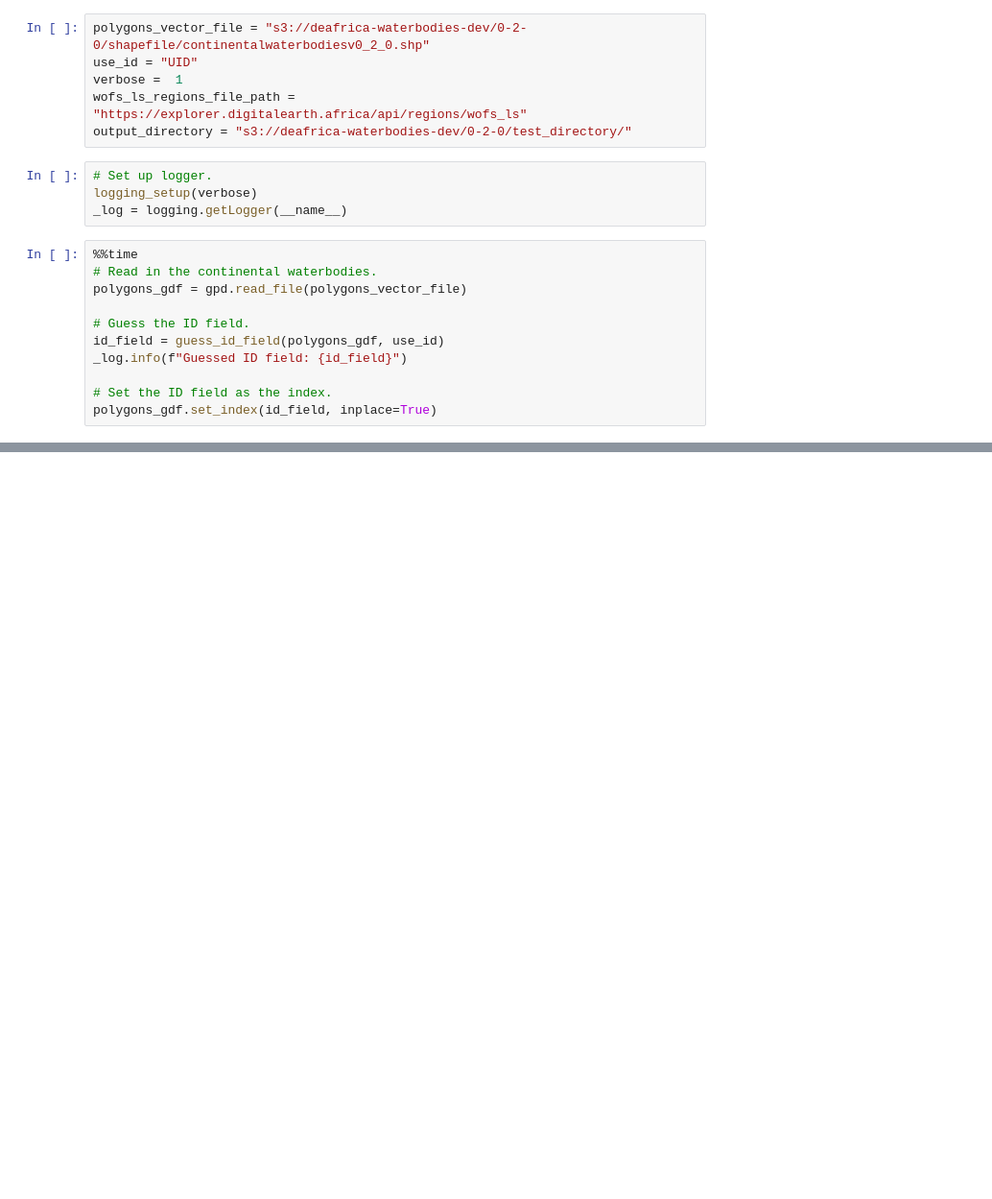
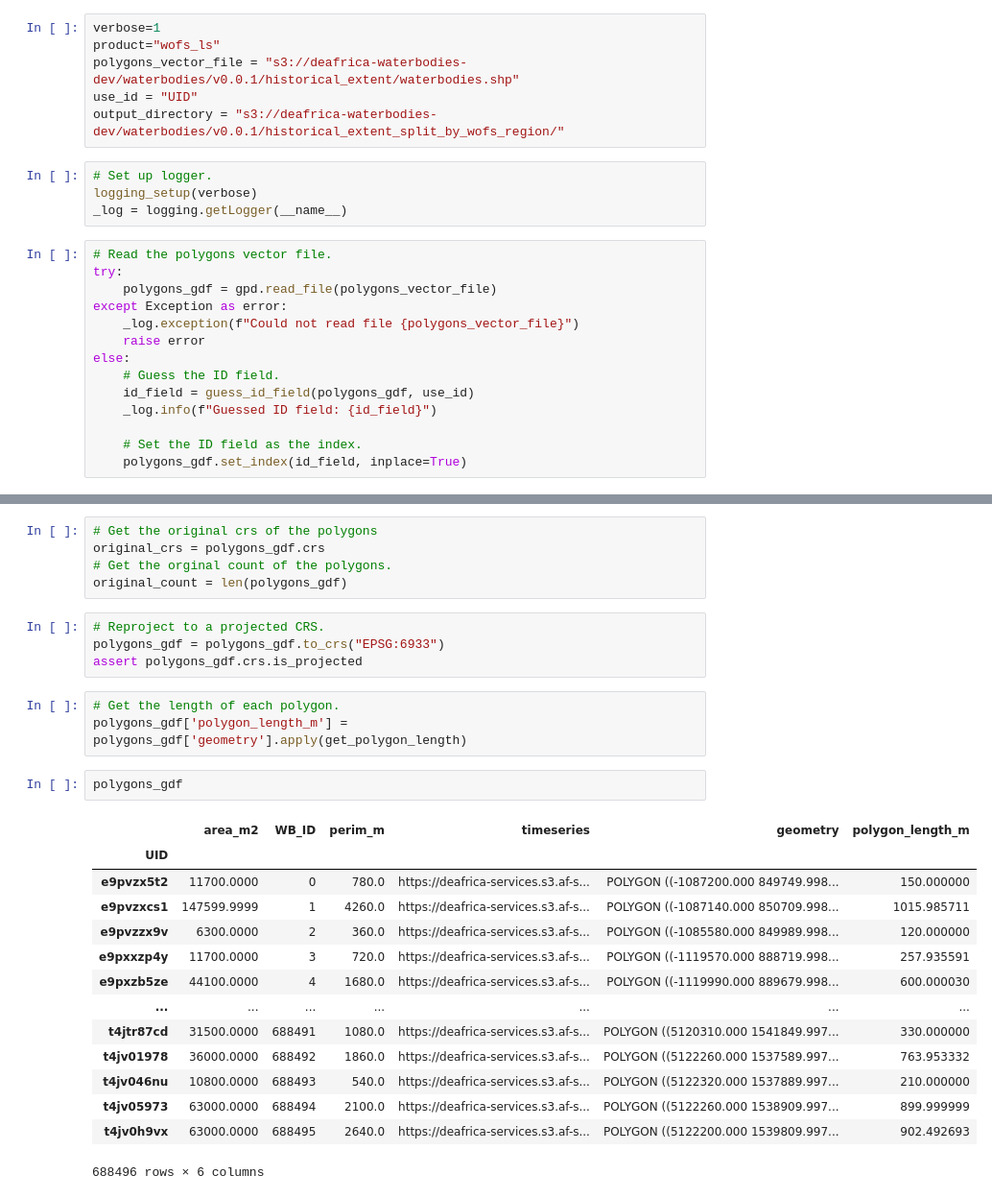
Before and after one commit to GeoscienceAustralia/dea-conflux, a Jupyter notebook: notebooks/SplitPolygonsUsingRegionCode.ipynb, the cells around one changed output, grey strips where cells are left out. Shown: that part at 96% size. Cells and saved outputs as stored; diff of their text form; blank space fills up the shorter version.

Commit message:
Add step to remove polygons whose length is greather than 185km

```diff
--- a/notebooks/SplitPolygonsUsingRegionCode.ipynb
+++ b/notebooks/SplitPolygonsUsingRegionCode.ipynb
@@ -26,24 +25,27 @@ for key in aws_default_config.keys():
     if key in os.environ:
         del os.environ[key]
 # %%
-polygons_vector_file = "s3://deafrica-waterbodies-dev/0-2-0/shapefile/continentalwaterbodiesv0_2_0.shp"
+verbose=1
+product="wofs_ls"
+polygons_vector_file = "s3://deafrica-waterbodies-dev/waterbodies/v0.0.1/historical_extent/waterbodies.shp"
 use_id = "UID"
-verbose =  1
-wofs_ls_regions_file_path = "https://explorer.digitalearth.africa/api/regions/wofs_ls"
-output_directory = "s3://deafrica-waterbodies-dev/0-2-0/test_directory/"
+output_directory = "s3://deafrica-waterbodies-dev/waterbodies/v0.0.1/historical_extent_split_by_wofs_region/"
 # %%
 # Set up logger.
 logging_setup(verbose)
 _log = logging.getLogger(__name__)
 # %%
-%%time
-# Read in the continental waterbodies.
-polygons_gdf = gpd.read_file(polygons_vector_file)
+# Read the polygons vector file.
+try:
+    polygons_gdf = gpd.read_file(polygons_vector_file)
+except Exception as error:
+    _log.exception(f"Could not read file {polygons_vector_file}")
+    raise error
+else:
+    # Guess the ID field.
+    id_field = guess_id_field(polygons_gdf, use_id)
+    _log.info(f"Guessed ID field: {id_field}")
 
-# Guess the ID field.
-id_field = guess_id_field(polygons_gdf, use_id)
-_log.info(f"Guessed ID field: {id_field}")
-
-# Set the ID field as the index.
-polygons_gdf.set_index(id_field, inplace=True)
+    # Set the ID field as the index.
+    polygons_gdf.set_index(id_field, inplace=True)
 # %% [output]
@@ -147,0 +54,29 @@ Wall time: 4min 36s
+# %%
+# Get the original crs of the polygons
+original_crs = polygons_gdf.crs
+# Get the orginal count of the polygons.
+original_count = len(polygons_gdf)
+# %%
+# Reproject to a projected CRS.
+polygons_gdf = polygons_gdf.to_crs("EPSG:6933")
+assert polygons_gdf.crs.is_projected
+# %%
+# Get the length of each polygon.
+polygons_gdf['polygon_length_m'] = polygons_gdf['geometry'].apply(get_polygon_length)
+# %%
+polygons_gdf
+# %% [output]
+|  | area_m2 | WB_ID | perim_m | timeseries | geometry | polygon_length_m |
+| UID |  |  |  |  |  |  |
+| e9pvzx5t2 | 11700.0000 | 0 | 780.0 | https://deafrica-services.s3.af-s... | POLYGON ((-1087200.000 849749.998... | 150.000000 |
+| e9pvzxcs1 | 147599.9999 | 1 | 4260.0 | https://deafrica-services.s3.af-s... | POLYGON ((-1087140.000 850709.998... | 1015.985711 |
+| e9pvzzx9v | 6300.0000 | 2 | 360.0 | https://deafrica-services.s3.af-s... | POLYGON ((-1085580.000 849989.998... | 120.000000 |
+| e9pxxzp4y | 11700.0000 | 3 | 720.0 | https://deafrica-services.s3.af-s... | POLYGON ((-1119570.000 888719.998... | 257.935591 |
+| e9pxzb5ze | 44100.0000 | 4 | 1680.0 | https://deafrica-services.s3.af-s... | POLYGON ((-1119990.000 889679.998... | 600.000030 |
+| ... | ... | ... | ... | ... | ... | ... |
+| t4jtr87cd | 31500.0000 | 688491 | 1080.0 | https://deafrica-services.s3.af-s... | POLYGON ((5120310.000 1541849.997... | 330.000000 |
+| t4jv01978 | 36000.0000 | 688492 | 1860.0 | https://deafrica-services.s3.af-s... | POLYGON ((5122260.000 1537589.997... | 763.953332 |
+| t4jv046nu | 10800.0000 | 688493 | 540.0 | https://deafrica-services.s3.af-s... | POLYGON ((5122320.000 1537889.997... | 210.000000 |
+| t4jv05973 | 63000.0000 | 688494 | 2100.0 | https://deafrica-services.s3.af-s... | POLYGON ((5122260.000 1538909.997... | 899.999999 |
+| t4jv0h9vx | 63000.0000 | 688495 | 2640.0 | https://deafrica-services.s3.af-s... | POLYGON ((5122200.000 1539809.997... | 902.492693 |
+688496 rows × 6 columns
```
Also changed, not shown: parts of 16 cells of this notebook.
